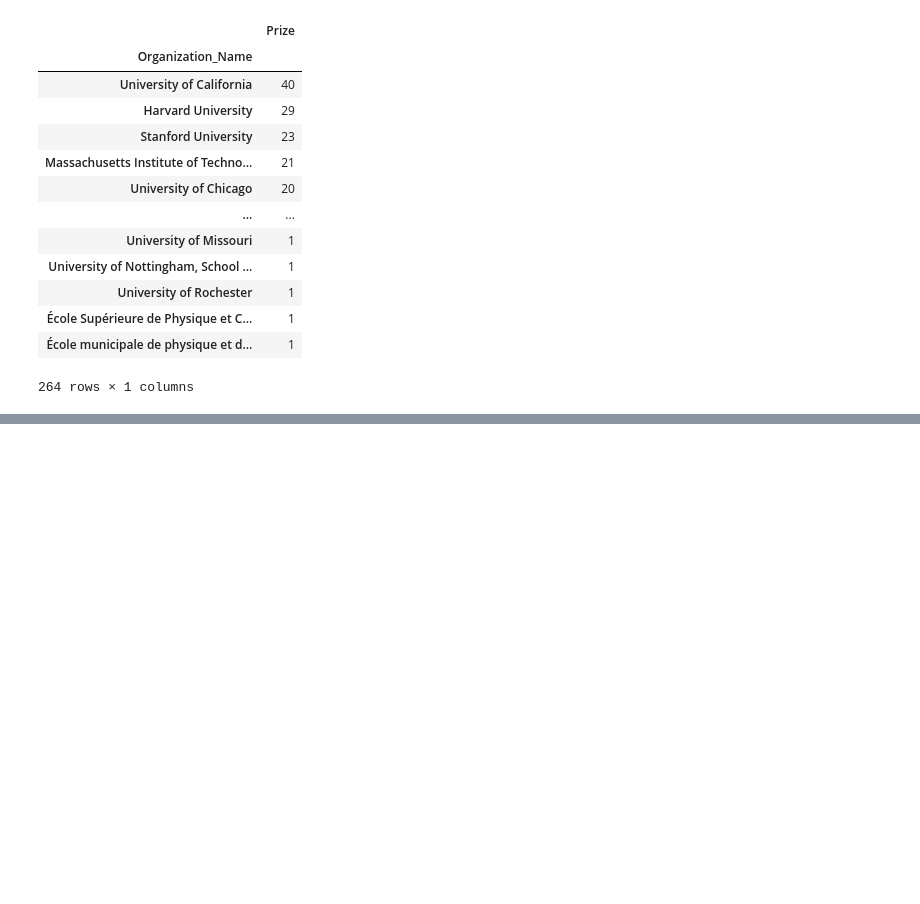
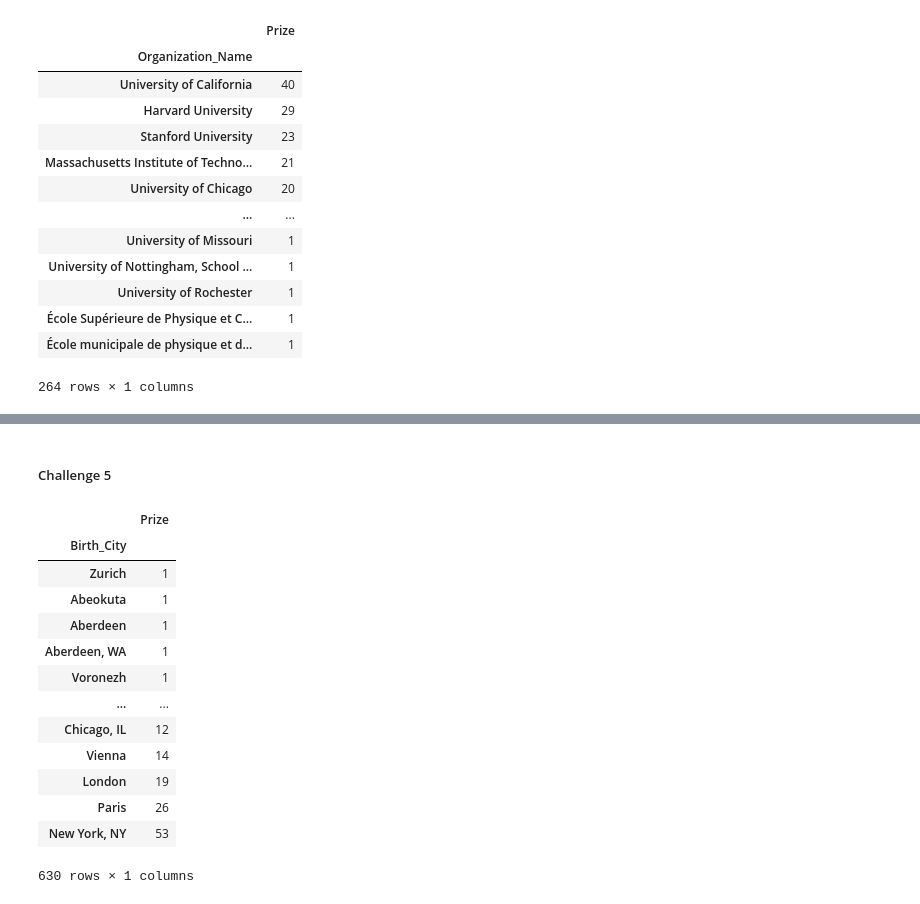
Before and after one commit to shane-221/Python_Basics, a Jupyter notebook: 09_Advanced-Data_Analysis(Pandas-Plotly-Seaborn)/79_Matplotlib_Pandas_Seaborn/main.ipynb, the cells around one changed output, grey strips where cells are left out. Cells and saved outputs as stored; diff of their text form; code cells hidden in the pictures; blank space fills up the shorter version.

```diff
--- a/09_Advanced-Data_Analysis(Pandas-Plotly-Seaborn)/79_Matplotlib_Pandas_Seaborn/main.ipynb
+++ b/09_Advanced-Data_Analysis(Pandas-Plotly-Seaborn)/79_Matplotlib_Pandas_Seaborn/main.ipynb
@@ -610,0 +641,21 @@ chart.show()
+# %% [markdown]
+##### Challenge 5
+# %%
+birth_city = df.groupby("Birth_City").agg({"Prize":"count"})
+birth_city.sort_values(by ="Prize", ascending = True, inplace=True)
+birth_city
+# %% [output]
+|  | Prize |
+| Birth_City |  |
+| Zurich | 1 |
+| Abeokuta | 1 |
+| Aberdeen | 1 |
+| Aberdeen, WA | 1 |
+| Voronezh | 1 |
+| ... | ... |
+| Chicago, IL | 12 |
+| Vienna | 14 |
+| London | 19 |
+| Paris | 26 |
+| New York, NY | 53 |
+630 rows × 1 columns
```
Also changed, not shown: parts of 8 cells of this notebook.
